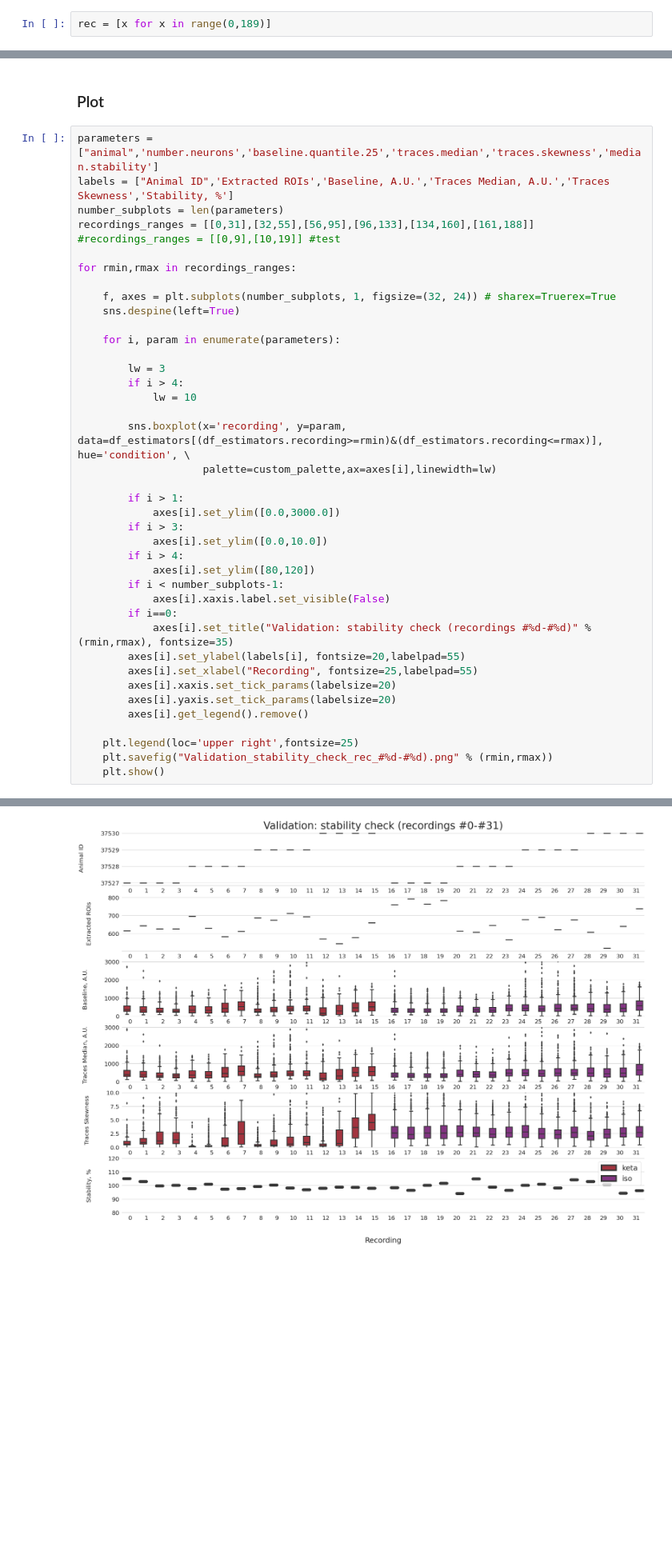
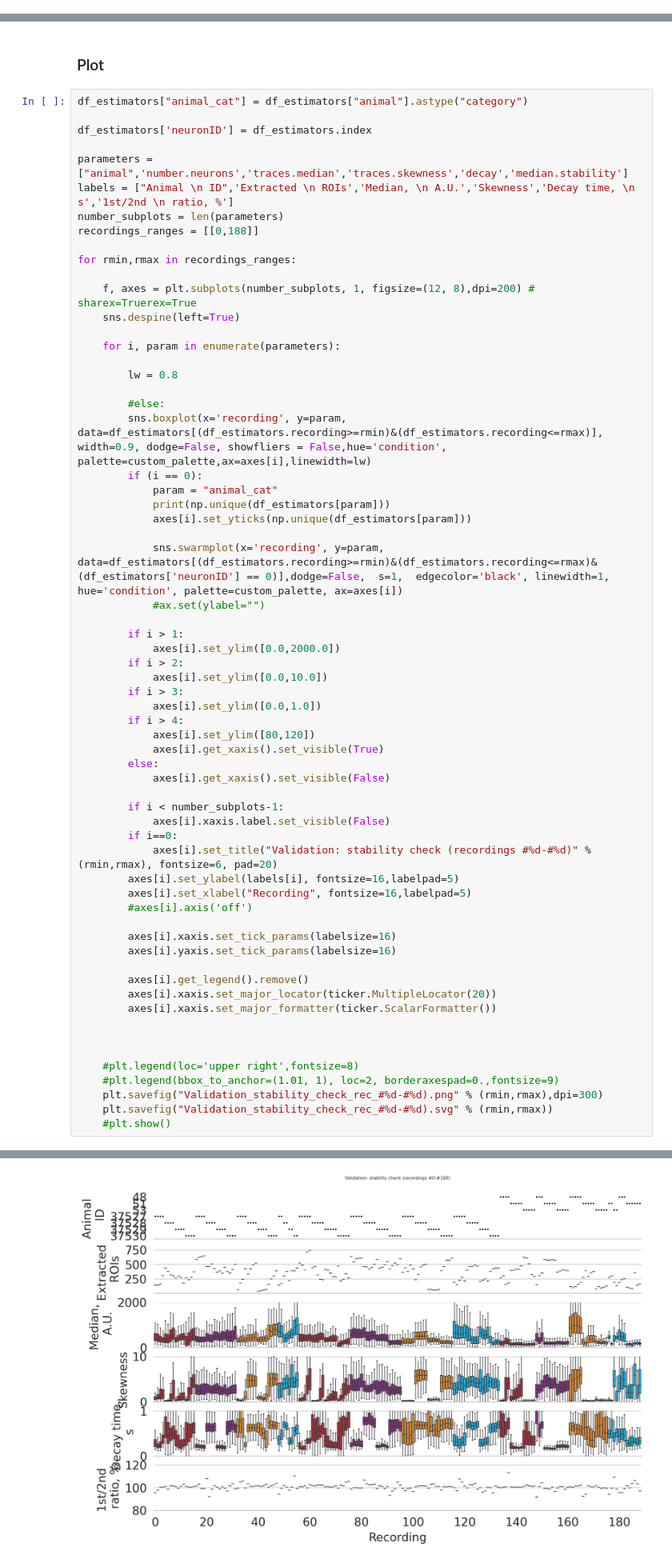
Before and after one commit to mchini/Yang_Chini_et_al, a Jupyter notebook: notebooks/Validation_stability.ipynb, the cells around one changed output, grey strips where cells are left out. Shown at 80% size. Saved outputs shown, nothing was run; the diff lists cells and outputs as text; blank space fills up the shorter version.

```diff
--- a/notebooks/Validation_stability.ipynb
+++ b/notebooks/Validation_stability.ipynb
@@ -7,2 +0,0 @@ database_path = 'your path../Anesthesia_CA1/meta_data/meta_recordings - anesthes
-# %%
-rec = [x for x in range(0,189)]
@@ -132,43 +212,66 @@ df_estimators = pd.read_pickle("./calcium_imaging_stability_validation.pkl")
 # %% [markdown]
 ### Plot
 # %%
-parameters = ["animal",'number.neurons','baseline.quantile.25','traces.median','traces.skewness','median.stability']
-labels = ["Animal ID",'Extracted ROIs','Baseline, A.U.','Traces Median, A.U.','Traces Skewness','Stability, %']
+df_estimators["animal_cat"] = df_estimators["animal"].astype("category")
+
+df_estimators['neuronID'] = df_estimators.index
+
+parameters = ["animal",'number.neurons','traces.median','traces.skewness','decay','median.stability']
+labels = ["Animal \n ID",'Extracted \n ROIs','Median, \n A.U.','Skewness','Decay time, \n s','1st/2nd \n ratio, %']
 number_subplots = len(parameters)
-recordings_ranges = [[0,31],[32,55],[56,95],[96,133],[134,160],[161,188]]
-#recordings_ranges = [[0,9],[10,19]] #test
+recordings_ranges = [[0,188]]
 
 for rmin,rmax in recordings_ranges:
 
-    f, axes = plt.subplots(number_subplots, 1, figsize=(32, 24)) # sharex=Truerex=True
+    f, axes = plt.subplots(number_subplots, 1, figsize=(12, 8),dpi=200) # sharex=Truerex=True
     sns.despine(left=True)
 
     for i, param in enumerate(parameters):
 
-        lw = 3
-        if i > 4:
-            lw = 10
+        lw = 0.8
 
-        sns.boxplot(x='recording', y=param, data=df_estimators[(df_estimators.recording>=rmin)&(df_estimators.recording<=rmax)], hue='condition', \
-                    palette=custom_palette,ax=axes[i],linewidth=lw)
+        #else:
+        sns.boxplot(x='recording', y=param, data=df_estimators[(df_estimators.recording>=rmin)&(df_estimators.recording<=rmax)], width=0.9, dodge=False, showfliers = False,hue='condition', palette=custom_palette,ax=axes[i],linewidth=lw)
+        if (i == 0):
+            param = "animal_cat"
+            print(np.unique(df_estimators[param]))
+            axes[i].set_yticks(np.unique(df_estimators[param]))
+
+            sns.swarmplot(x='recording', y=param, data=df_estimators[(df_estimators.recording>=rmin)&(df_estimators.recording<=rmax)&(df_estimators['neuronID'] == 0)],dodge=False,  s=1,  edgecolor='black', linewidth=1, hue='condition', palette=custom_palette, ax=axes[i])
+            #ax.set(ylabel="")
 
         if i > 1:
-            axes[i].set_ylim([0.0,3000.0])
+            axes[i].set_ylim([0.0,2000.0])
+        if i > 2:
+            axes[i].set_ylim([0.0,10.0])
         if i > 3:
-            axes[i].set_ylim([0.0,10.0])
+            axes[i].set_ylim([0.0,1.0])
         if i > 4:
             axes[i].set_ylim([80,120])
+            axes[i].get_xaxis().set_visible(True)
+        else:
+            axes[i].get_xaxis().set_visible(False)
+
         if i < number_subplots-1:
             axes[i].xaxis.label.set_visible(False)
         if i==0:
-            axes[i].set_title("Validation: stability check (recordings #%d-#%d)" % (rmin,rmax), fontsize=35)
-        axes[i].set_ylabel(labels[i], fontsize=20,labelpad=55)
-        axes[i].set_xlabel("Recording", fontsize=25,labelpad=55)
-        axes[i].xaxis.set_tick_params(labelsize=20)
-        axes[i].yaxis.set_tick_params(labelsize=20)
+            axes[i].set_title("Validation: stability check (recordings #%d-#%d)" % (rmin,rmax), fontsize=6, pad=20)
+        axes[i].set_ylabel(labels[i], fontsize=16,labelpad=5)
+        axes[i].set_xlabel("Recording", fontsize=16,labelpad=5)
+        #axes[i].axis('off')
+
+        axes[i].xaxis.set_tick_params(labelsize=16)
+        axes[i].yaxis.set_tick_params(labelsize=16)
+
         axes[i].get_legend().remove()
+        axes[i].xaxis.set_major_locator(ticker.MultipleLocator(20))
+        axes[i].xaxis.set_major_formatter(ticker.ScalarFormatter())
 
-    plt.legend(loc='upper right',fontsize=25)
-    plt.savefig("Validation_stability_check_rec_#%d-#%d).png" % (rmin,rmax))
-    plt.show()
+
+
+    #plt.legend(loc='upper right',fontsize=8)
+    #plt.legend(bbox_to_anchor=(1.01, 1), loc=2, borderaxespad=0.,fontsize=9)
+    plt.savefig("Validation_stability_check_rec_#%d-#%d).png" % (rmin,rmax),dpi=300)
+    plt.savefig("Validation_stability_check_rec_#%d-#%d).svg" % (rmin,rmax))
+    #plt.show()
 # %% [output]
@@ -175 +279 @@ for rmin,rmax in recordings_ranges:
-[figure, old version]
+[figure, new version]
```
Also changed, not shown: parts of 17 cells of this notebook, 15 other files.
